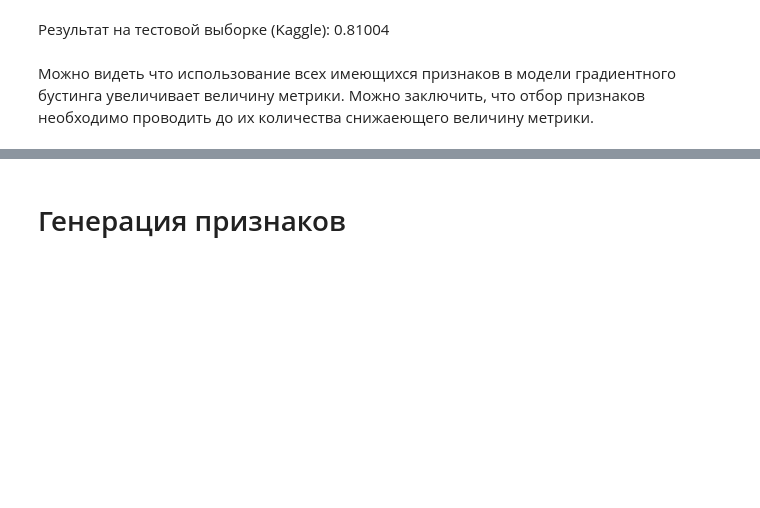
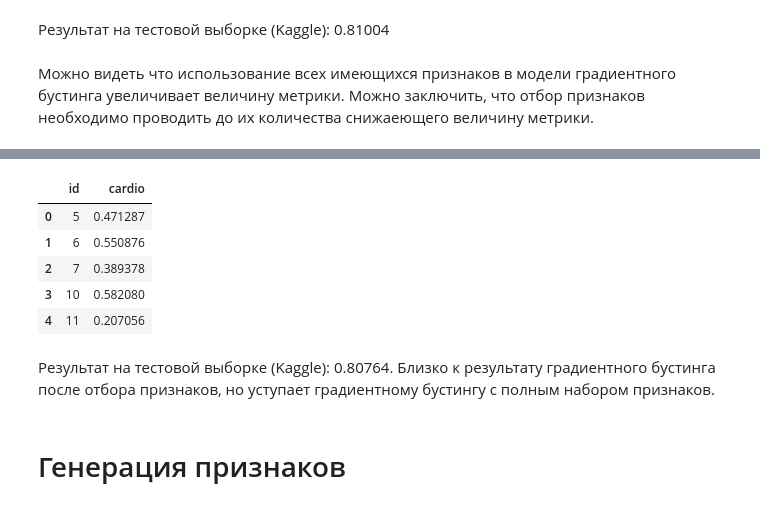
Before and after one commit to i-a-elkin/heart_diseases_prediction, a Jupyter notebook: notebook.ipynb, the cells around one changed output, grey strips where cells are left out. Saved outputs shown, nothing was run; the diff lists cells and outputs as text; code cells hidden in the pictures; blank space fills up the shorter version.

```diff
--- a/notebook.ipynb
+++ b/notebook.ipynb
@@ -551,3 +641,14 @@ pd.read_csv('datasets/sample_submission_3.csv').head()
+# %%
+pd.read_csv('datasets/sample_submission_7.csv').head()
+# %% [output]
+|  | id | cardio |
+| 0 | 5 | 0.471287 |
+| 1 | 6 | 0.550876 |
+| 2 | 7 | 0.389378 |
+| 3 | 10 | 0.582080 |
+| 4 | 11 | 0.207056 |
+# %% [markdown]
+Результат на тестовой выборке (Kaggle): 0.80764. Близко к результату градиентного бустинга после отбора признаков, но уступает градиентному бустингу с полным набором признаков.
 # %% [markdown]
 # Генерация признаков
 # %% [markdown]
```
Also changed, not shown: parts of 25 cells of this notebook, 2 other files.
